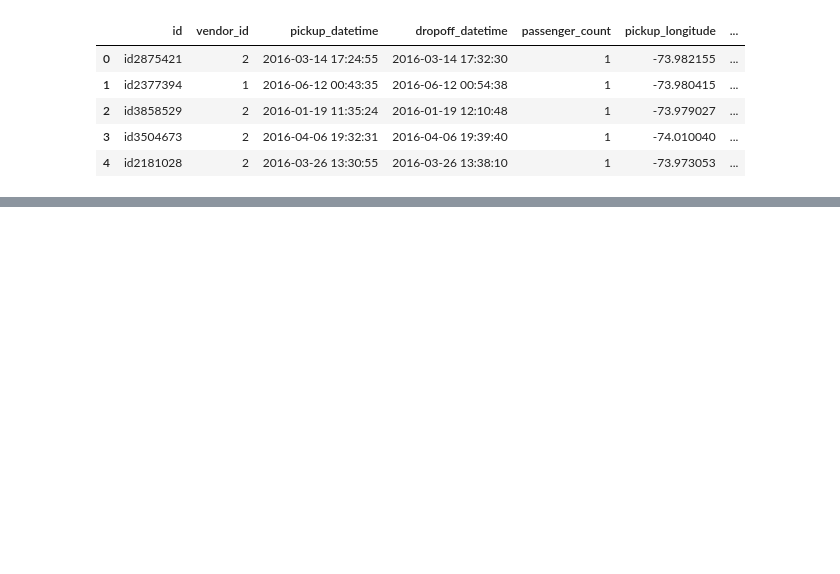
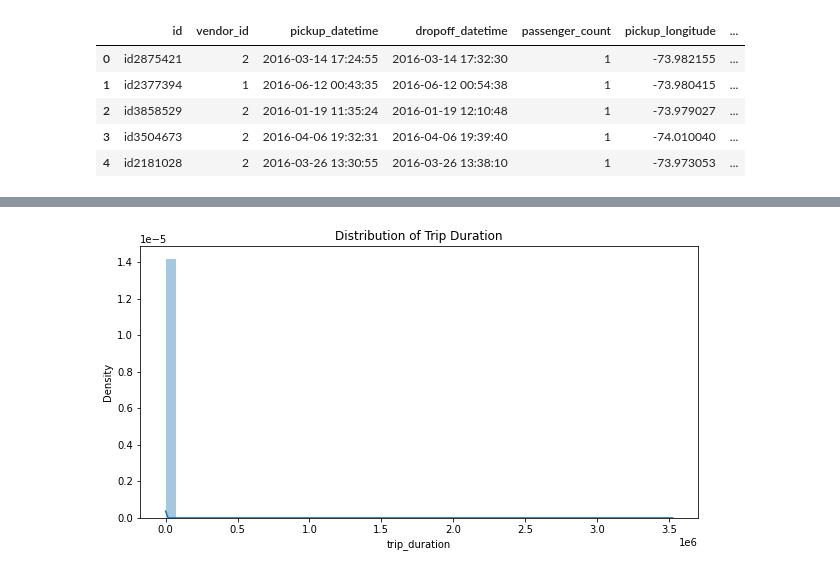
Before and after one commit to Prashant-Shaw/NYC-Taxi-Trip-Time-Prediction, a Jupyter notebook: NYC_Taxi_Trip_Time_Prediction_Capstone_Project.ipynb, the cells around one changed output, grey strips where cells are left out. Saved outputs shown, nothing was run; the diff lists cells and outputs as text; code cells hidden in the pictures; blank space fills up the shorter version.

```diff
--- a/NYC_Taxi_Trip_Time_Prediction_Capstone_Project.ipynb
+++ b/NYC_Taxi_Trip_Time_Prediction_Capstone_Project.ipynb
@@ -267,0 +348,8 @@ nyc_taxi_df.head()
+# %%
+#Plotting distribution of target variable trip_duration.
+plt.figure(figsize=(10,5))
+plt.title("Distribution of Trip Duration")
+sns.distplot(nyc_taxi_df['trip_duration'])
+plt.show()
+# %% [output]
+[figure, added]
```
Also changed, not shown: parts of 29 cells of this notebook.
